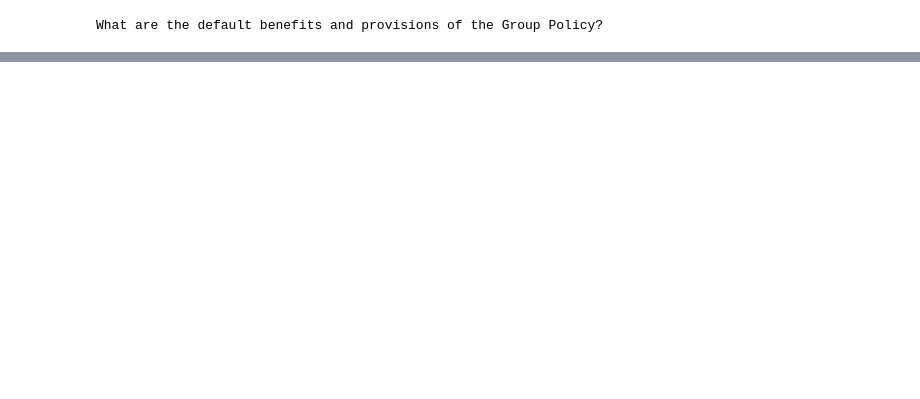
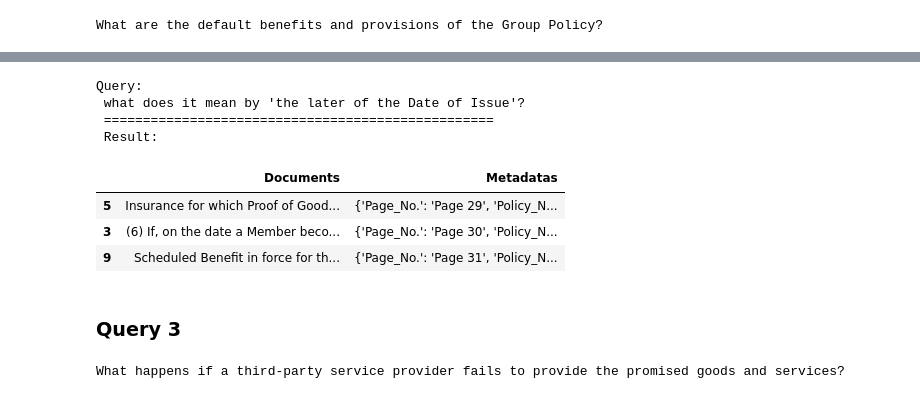
Before and after one commit to arnabberawork/Help-Mate-AI, a Jupyter notebook: Generative_Search_Help_Mate_AI.ipynb, the cells around one changed output, grey strips where cells are left out. Drawn from its saved outputs; the diff is of its cells as text; code cells hidden in the pictures; blank space fills up the shorter version.

```diff
--- a/Generative_Search_Help_Mate_AI.ipynb
+++ b/Generative_Search_Help_Mate_AI.ipynb
@@ -598,0 +768,16 @@ Citation:
+# %%
+def rerank_scores(input_query, search_df):
+    # Input (input_query, response) pairs for each of the top 20 responses received from the semantic search to the cross encoder
+    # Generate the cross_encoder scores for these pairs
+
+    cross_inputs = [[input_query, response] for response in search_df['Documents']]
+    cross_rerank_scores = cross_encoder.predict(cross_inputs)
+
+    # Store the rerank_scores in search_df
+    search_df['Reranked_scores'] = cross_rerank_scores
+
+    # Return the top 3 RAG
+    top_3_rerank = search_df.sort_values(by='Reranked_scores', ascending=False)
+    top_3_RAG = top_3_rerank[["Documents", "Metadatas"]][:3]
+
+    return top_3_RAG,search_df
@@ -598,0 +819,9 @@ Citation:
+# %%
+def search_results_RAG(input_query):
+  search_df=semantic_search(input_query)
+  top_3_RAG,search_df=rerank_scores(input_query,search_df)
+  response = generative_search(input_query, top_3_RAG)
+  print("Query: ","\n",input_query,"\n","="*50,"\n", "Result: ")
+  # Print the response
+  print("\n".join(response))
+  return top_3_RAG,response
@@ -628,0 +872,2 @@ print("\n".join(response2))
+# %%
+query2=input()
@@ -628,0 +876,3 @@ print("\n".join(response2))
+# %%
+# Generate the response - For Query 2
+top_3_RAG,response=search_results_RAG(query2)
@@ -628,0 +897,19 @@ print("\n".join(response2))
+# %%
+# Check Top 3 results from semantic search
+print("Query: ","\n",query2,"\n","="*50,"\n", "Result: ")
+display(top_3_RAG)
+# %% [output]
+Query:
+ what does it mean by 'the later of the Date of Issue'?
+ ==================================================
+ Result:
+|  | Documents | Metadatas |
+| 5 | Insurance for which Proof of Good... | {'Page_No.': 'Page 29', 'Policy_N... |
+| 3 | (6) If, on the date a Member beco... | {'Page_No.': 'Page 30', 'Policy_N... |
+| 9 | Scheduled Benefit in force for th... | {'Page_No.': 'Page 31', 'Policy_N... |
+# %% [markdown]
+### Query 3
+# %%
+query3=input()
+# %% [output]
+What happens if a third-party service provider fails to provide the promised goods and services?
```
Also changed, not shown: parts of 40 cells of this notebook, 17 other files.
